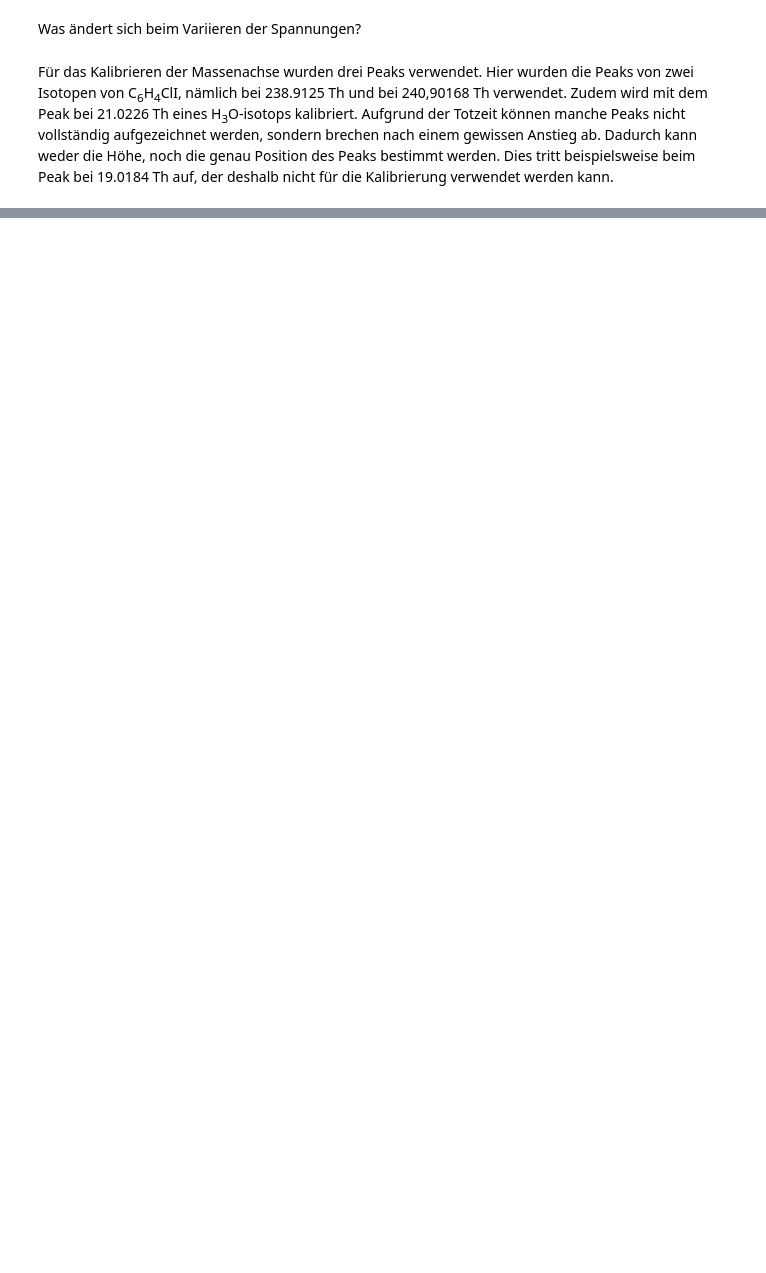
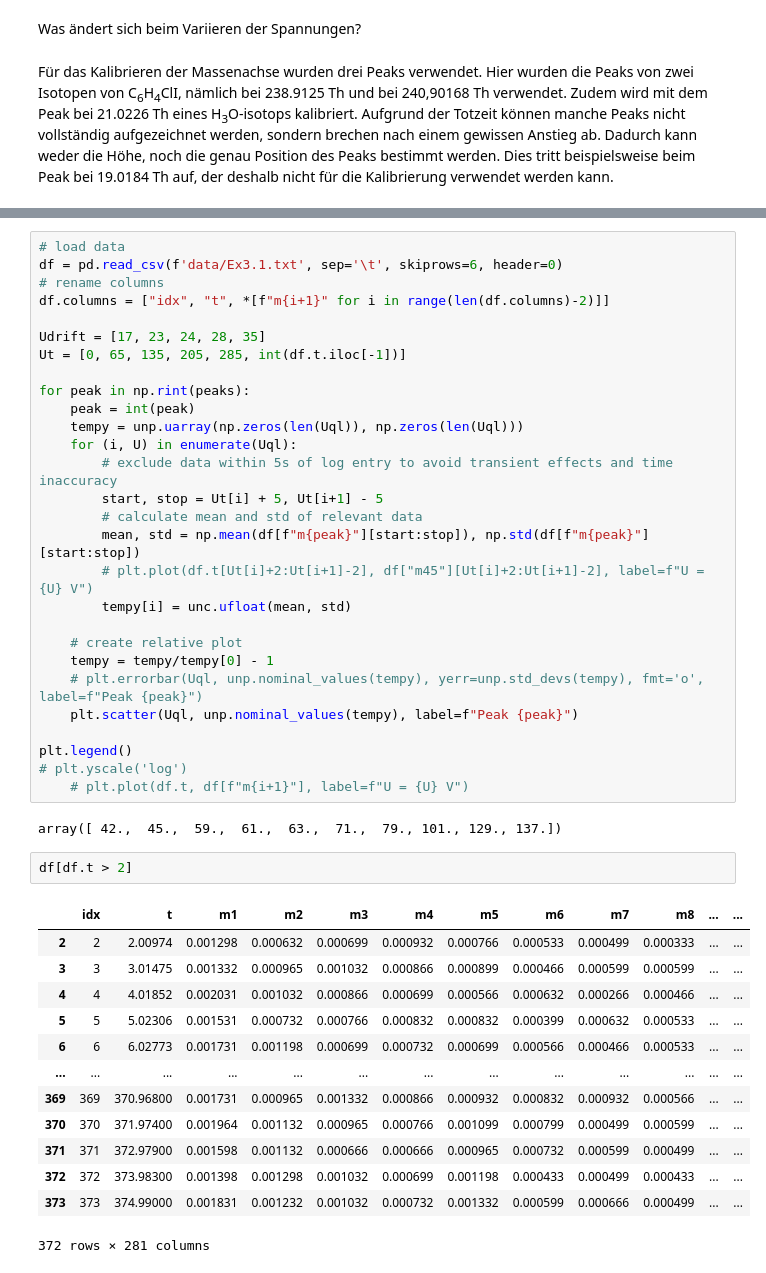
Before and after one commit to alexanderhelbok/fp1, a Jupyter notebook: 07_Massenspektroskopie/Massenspektrometer_auswertung.ipynb, the cells around one changed output, grey strips where cells are left out. Saved outputs shown, nothing was run; the diff lists cells and outputs as text; blank space fills up the shorter version.

```diff
--- a/07_Massenspektroskopie/Massenspektrometer_auswertung.ipynb
+++ b/07_Massenspektroskopie/Massenspektrometer_auswertung.ipynb
@@ -46,0 +182,46 @@ Für das Kalibrieren der Massenachse wurden drei Peaks verwendet. Hier wurden di
+# %%
+# load data
+df = pd.read_csv(f'data/Ex3.1.txt', sep='\t', skiprows=6, header=0)
+# rename columns
+df.columns = ["idx", "t", *[f"m{i+1}" for i in range(len(df.columns)-2)]]
+
+Udrift = [17, 23, 24, 28, 35]
+Ut = [0, 65, 135, 205, 285, int(df.t.iloc[-1])]
+
+for peak in np.rint(peaks):
+    peak = int(peak)
+    tempy = unp.uarray(np.zeros(len(Uql)), np.zeros(len(Uql)))
+    for (i, U) in enumerate(Uql):
+        # exclude data within 5s of log entry to avoid transient effects and time inaccuracy
+        start, stop = Ut[i] + 5, Ut[i+1] - 5
+        # calculate mean and std of relevant data
+        mean, std = np.mean(df[f"m{peak}"][start:stop]), np.std(df[f"m{peak}"][start:stop])
+        # plt.plot(df.t[Ut[i]+2:Ut[i+1]-2], df["m45"][Ut[i]+2:Ut[i+1]-2], label=f"U = {U} V")
+        tempy[i] = unc.ufloat(mean, std)
+
+    # create relative plot
+    tempy = tempy/tempy[0] - 1
+    # plt.errorbar(Uql, unp.nominal_values(tempy), yerr=unp.std_devs(tempy), fmt='o', label=f"Peak {peak}")
+    plt.scatter(Uql, unp.nominal_values(tempy), label=f"Peak {peak}")
+
+plt.legend()
+# plt.yscale('log')
+    # plt.plot(df.t, df[f"m{i+1}"], label=f"U = {U} V")
+# %% [output]
+array([ 42.,  45.,  59.,  61.,  63.,  71.,  79., 101., 129., 137.])
+# %%
+df[df.t > 2]
+# %% [output]
+|  | idx | t | m1 | m2 | m3 | m4 | m5 | m6 | m7 | m8 | ... | ... |
+| 2 | 2 | 2.00974 | 0.001298 | 0.000632 | 0.000699 | 0.000932 | 0.000766 | 0.000533 | 0.000499 | 0.000333 | ... | ... |
+| 3 | 3 | 3.01475 | 0.001332 | 0.000965 | 0.001032 | 0.000866 | 0.000899 | 0.000466 | 0.000599 | 0.000599 | ... | ... |
+| 4 | 4 | 4.01852 | 0.002031 | 0.001032 | 0.000866 | 0.000699 | 0.000566 | 0.000632 | 0.000266 | 0.000466 | ... | ... |
+| 5 | 5 | 5.02306 | 0.001531 | 0.000732 | 0.000766 | 0.000832 | 0.000832 | 0.000399 | 0.000632 | 0.000533 | ... | ... |
+| 6 | 6 | 6.02773 | 0.001731 | 0.001198 | 0.000699 | 0.000732 | 0.000699 | 0.000566 | 0.000466 | 0.000533 | ... | ... |
+| ... | ... | ... | ... | ... | ... | ... | ... | ... | ... | ... | ... | ... |
+| 369 | 369 | 370.96800 | 0.001731 | 0.000965 | 0.001332 | 0.000866 | 0.000932 | 0.000832 | 0.000932 | 0.000566 | ... | ... |
+| 370 | 370 | 371.97400 | 0.001964 | 0.001132 | 0.000965 | 0.000766 | 0.001099 | 0.000799 | 0.000499 | 0.000599 | ... | ... |
+| 371 | 371 | 372.97900 | 0.001598 | 0.001132 | 0.000666 | 0.000666 | 0.000965 | 0.000732 | 0.000599 | 0.000499 | ... | ... |
+| 372 | 372 | 373.98300 | 0.001398 | 0.001298 | 0.001032 | 0.000699 | 0.001198 | 0.000433 | 0.000499 | 0.000433 | ... | ... |
+| 373 | 373 | 374.99000 | 0.001831 | 0.001232 | 0.001032 | 0.000732 | 0.001332 | 0.000599 | 0.000666 | 0.000499 | ... | ... |
+372 rows × 281 columns
```
Also changed, not shown: parts of 11 cells of this notebook, 13 other files.
